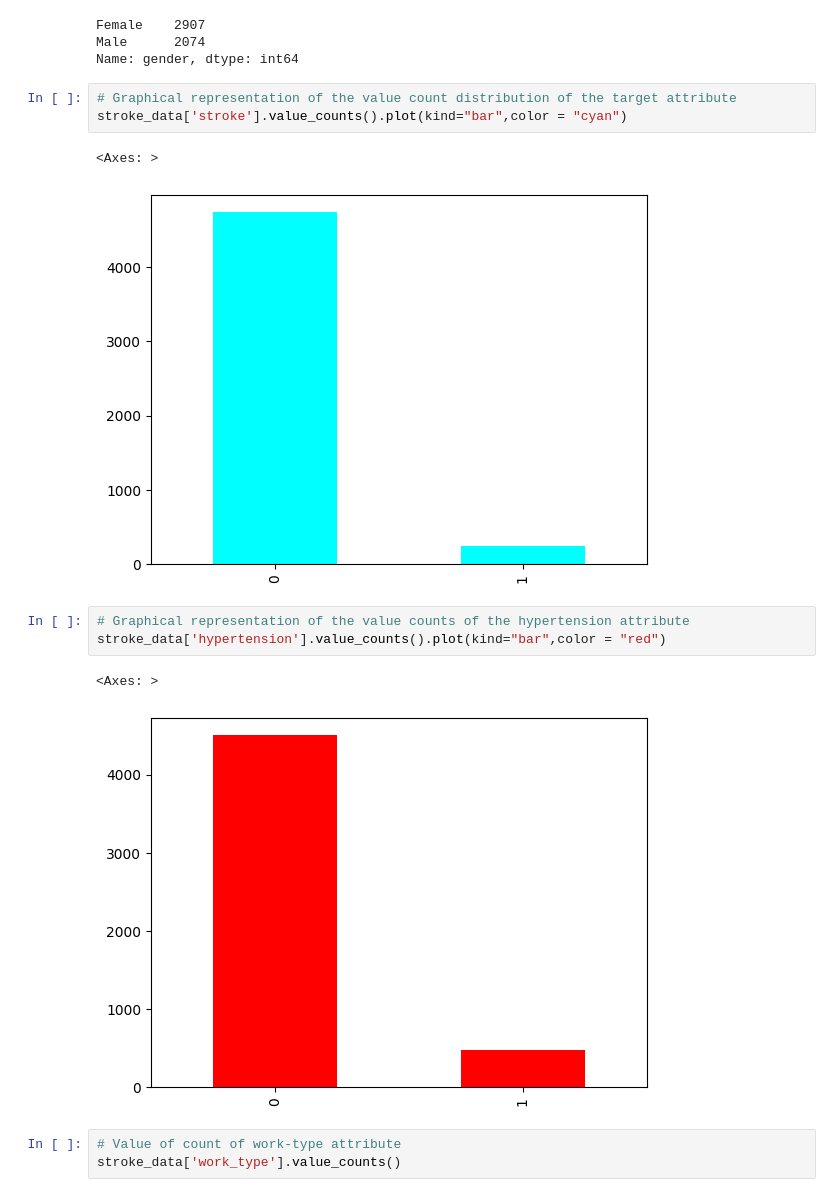
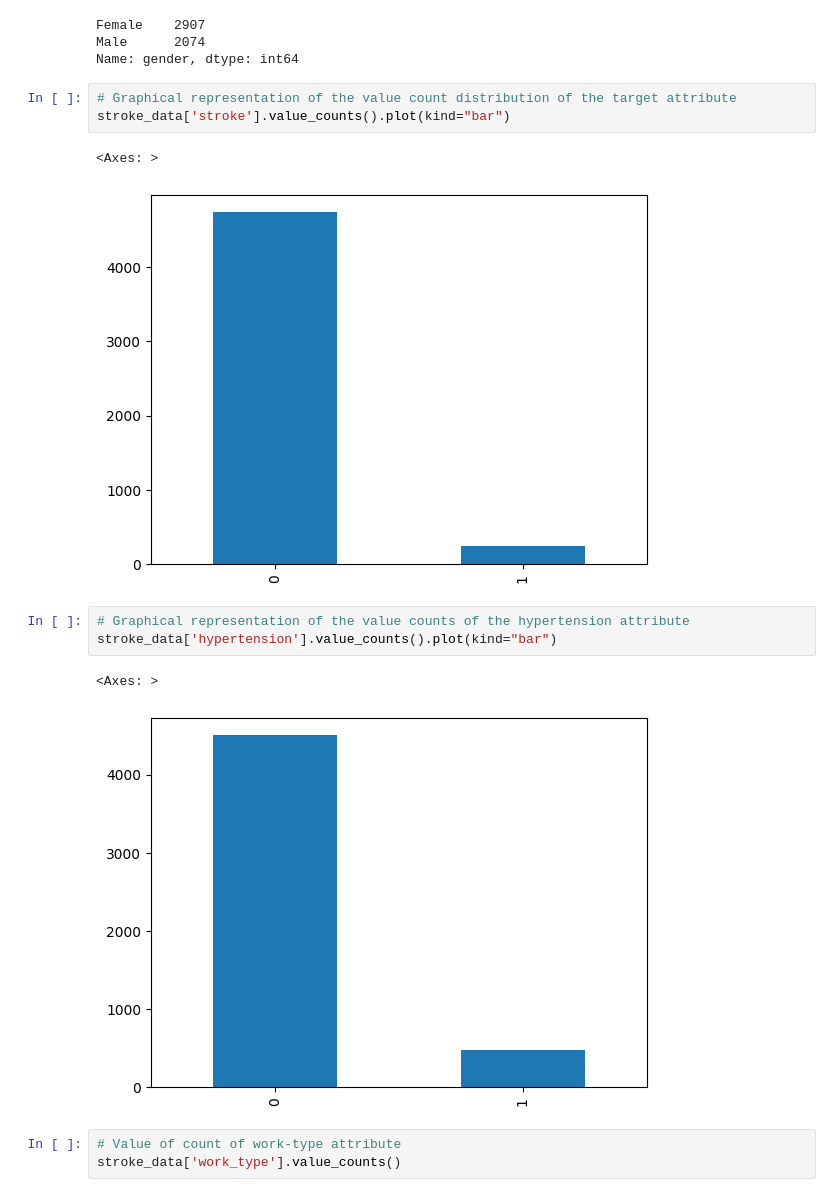
Before and after one commit to spandanapatta/Brain_Stroke_Prediction, a Jupyter notebook: Brain_Stroke_Prediction.ipynb, the cells around one changed output. Drawn from its saved outputs; the diff is of its cells as text.

```diff
--- a/Brain_Stroke_Prediction.ipynb
+++ b/Brain_Stroke_Prediction.ipynb
@@ -124,16 +141,16 @@ Male      2074
 Name: gender, dtype: int64
 # %%
 # Graphical representation of the value count distribution of the target attribute
-stroke_data['stroke'].value_counts().plot(kind="bar",color = "cyan")
+stroke_data['stroke'].value_counts().plot(kind="bar")
 # %% [output]
 <Axes: >
-[figure, old version]
+[figure, new version]
 # %%
 # Graphical representation of the value counts of the hypertension attribute
-stroke_data['hypertension'].value_counts().plot(kind="bar",color = "red")
+stroke_data['hypertension'].value_counts().plot(kind="bar")
 # %% [output]
 <Axes: >
-[figure, old version]
+[figure, new version]
 # %%
 # Value of count of work-type attribute
 stroke_data['work_type'].value_counts()
```
Also changed, not shown: parts of 23 cells of this notebook.
